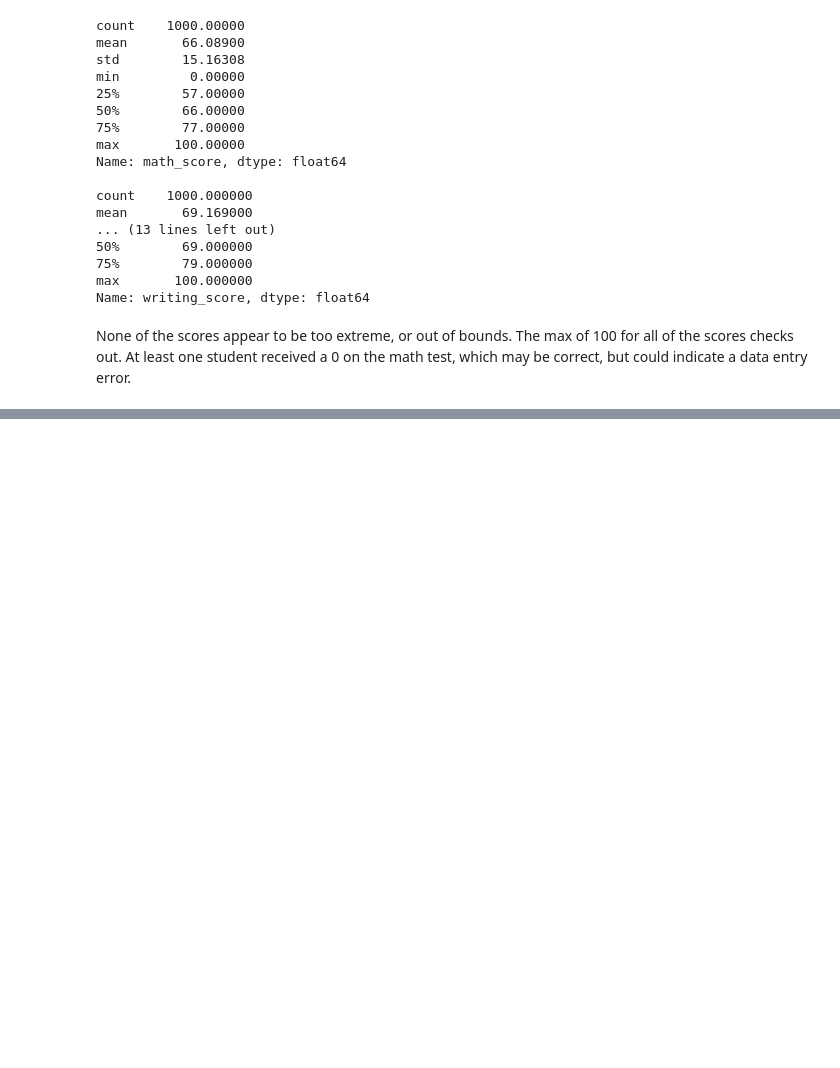
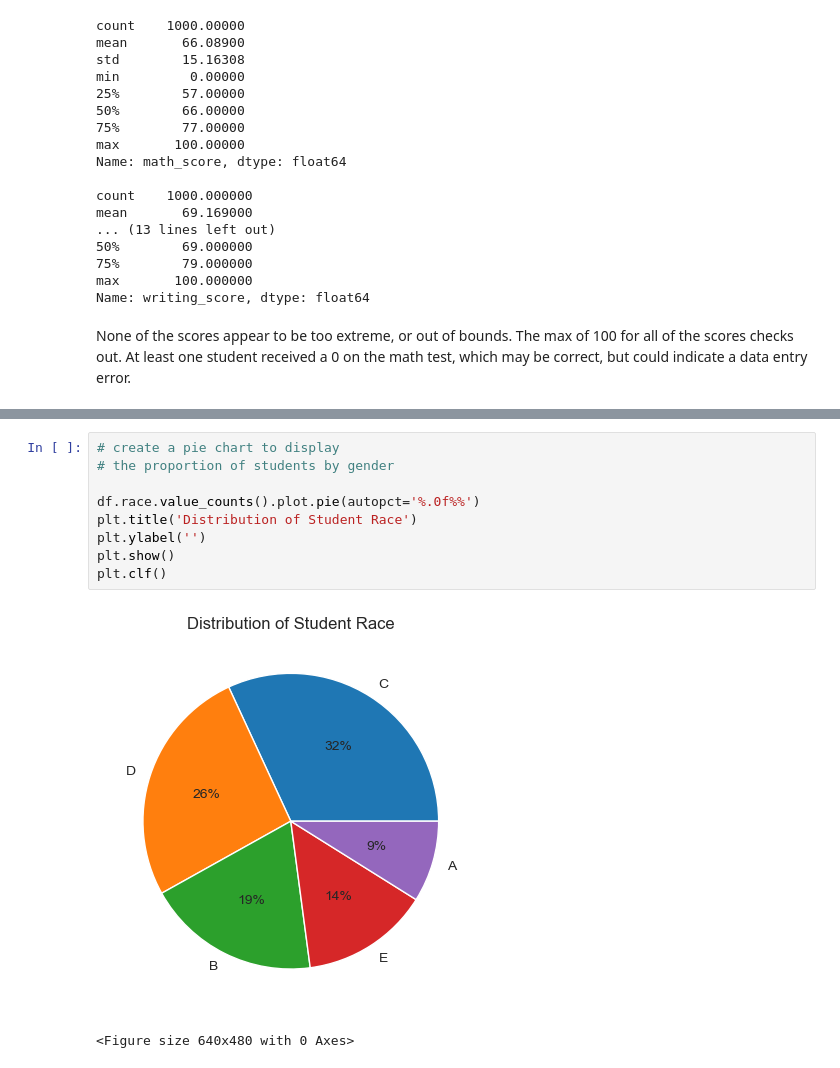
Before and after one commit to ajgafford/Student-Exam-Performance, a Jupyter notebook: Student-Exam-Performance-Analysis.ipynb, the cells around one changed output, grey strips where cells are left out. Saved outputs shown, nothing was run; the diff lists cells and outputs as text; blank space fills up the shorter version.

```diff
--- a/Student-Exam-Performance-Analysis.ipynb
+++ b/Student-Exam-Performance-Analysis.ipynb
@@ -176,0 +225,12 @@ None of the scores appear to be too extreme, or out of bounds. The max of 100 fo
+# %%
+# create a pie chart to display
+# the proportion of students by gender
+
+df.race.value_counts().plot.pie(autopct='%.0f%%')
+plt.title('Distribution of Student Race')
+plt.ylabel('')
+plt.show()
+plt.clf()
+# %% [output]
+[figure, added]
+<Figure size 640x480 with 0 Axes>
```
Also changed, not shown: parts of 10 cells of this notebook.
